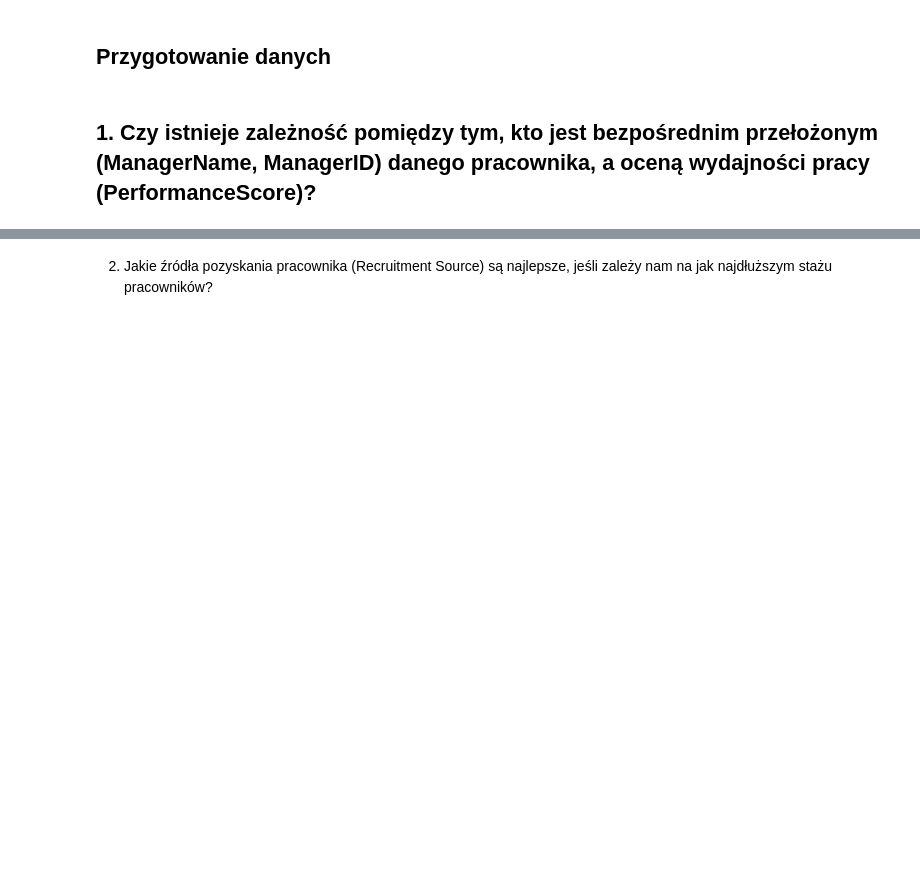
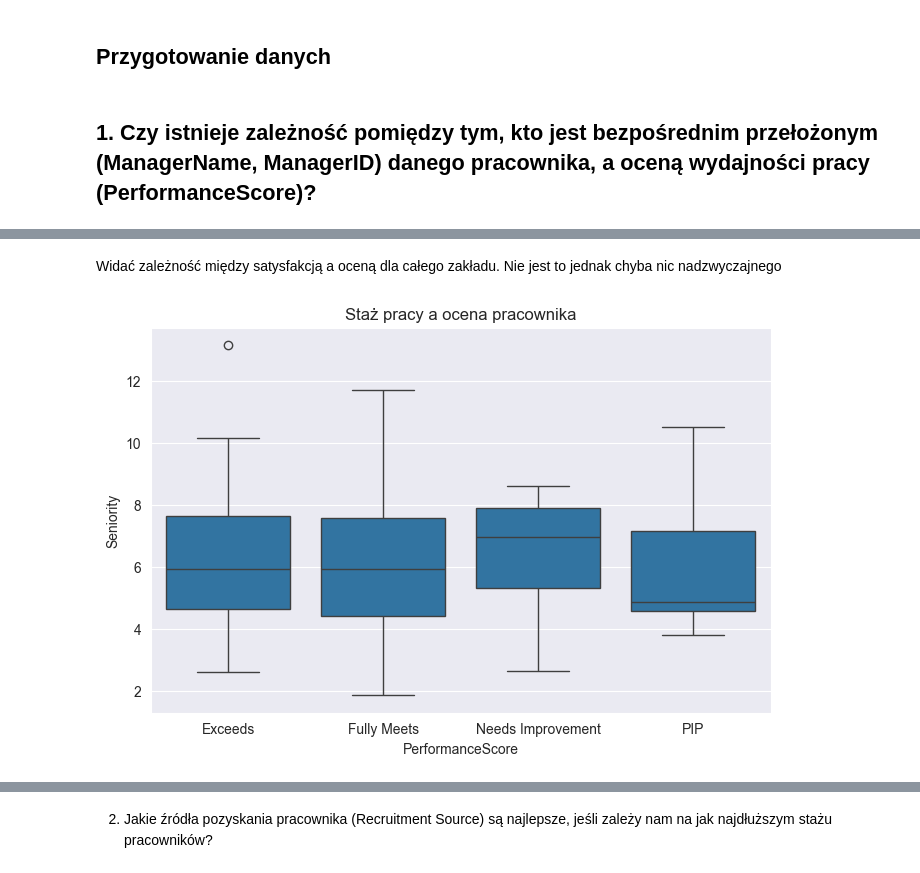
Before and after one commit to karolabramekkodilla/learning-git, a Jupyter notebook: seaborn_analiza_danych/analiza.ipynb, the cells around one changed output, grey strips where cells are left out. Cells and saved outputs as stored; diff of their text form; code cells hidden in the pictures; blank space fills up the shorter version.

```diff
--- a/seaborn_analiza_danych/analiza.ipynb
+++ b/seaborn_analiza_danych/analiza.ipynb
@@ -22,0 +32,3 @@ df.head()
+# %%
+df["LastPerformanceReview_Date"] = pd.to_datetime(df["LastPerformanceReview_Date"])
+df["LastPerformanceReview_Date"].max()
@@ -23,18 +37,23 @@ df.head()
 # %% [markdown]
 ## Przygotowanie danych
 # %%
+
+# Ustalenie daty odniesienia dla danych
+df["LastPerformanceReview_Date"] = pd.to_datetime(df["LastPerformanceReview_Date"])
+df["LastPerformanceReview_Date"].max()
+reference_date = pd.Timestamp("2019-02-28")
 # Zamiana dat
 df["DateofHire"] = pd.to_datetime(df["DateofHire"])
 
 # Staż pracy (lata)
 df["Seniority"] = (
-    pd.Timestamp.today() - df["DateofHire"]
+    reference_date - df["DateofHire"]
 ).dt.days / 365
 
 # Dodanie wieku
 df["DOB"] = pd.to_datetime(df["DOB"], format="%m/%d/%y")
-df.loc[df["DOB"] > pd.Timestamp.today(), "DOB"] -= pd.DateOffset(years=100)
-today = pd.Timestamp.today()
+df.loc[df["DOB"] > reference_date, "DOB"] -= pd.DateOffset(years=100)
+today = reference_date
 df["Age"] = (
     today.year
     - df["DOB"].dt.year
@@ -67,0 +204,16 @@ Wnioski:
+# %% [markdown]
+Widać zależność między satysfakcją a oceną dla całego zakładu. Nie jest to jednak chyba nic nadzwyczajnego
+# %%
+plt.figure(figsize=(8,5))
+
+sns.boxplot(
+    data=df,
+    x="PerformanceScore",
+    y="Seniority",
+    order=["Exceeds","Fully Meets","Needs Improvement","PIP"]
+)
+
+plt.title("Staż pracy a ocena pracownika")
+plt.show()
+# %% [output]
+[figure, added]
```
Also changed, not shown: parts of 29 cells of this notebook, 1 other file.
